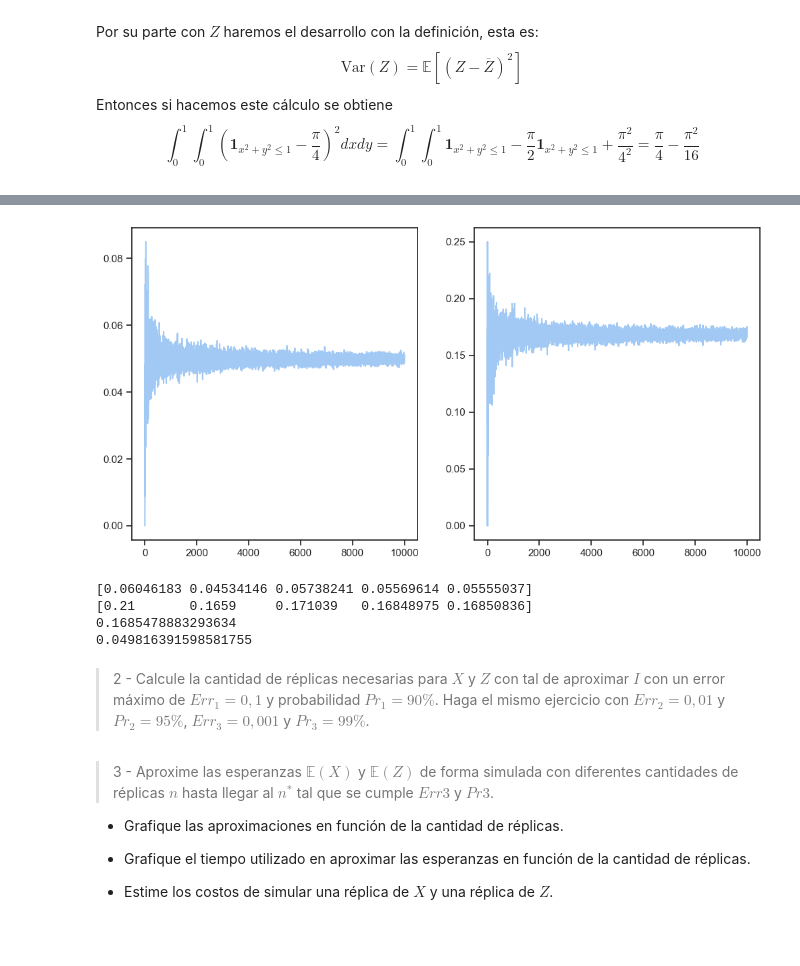
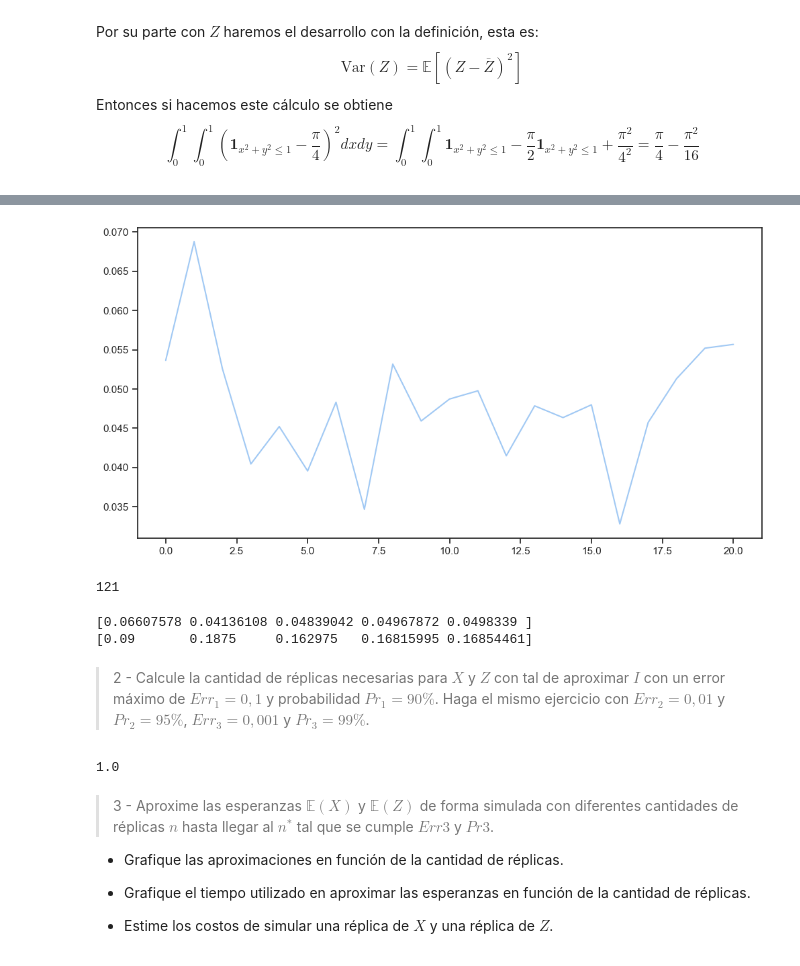
Before and after one commit to Miguel-Escobar/Sim-Estocastica, a Jupyter notebook: Lab 1/lab1.ipynb, the cells around one changed output, grey strips where cells are left out. Cells and saved outputs as stored; diff of their text form; code cells hidden in the pictures.

```diff
--- a/Lab 1/lab1.ipynb
+++ b/Lab 1/lab1.ipynb
@@ -231,21 +231,25 @@ print(simularZ(1_000_000))
 # %%
-N = 10000
-varsX = np.zeros(N)
-varsZ = np.zeros(N)
-for k in range(N):
-    varX = varianzaX(k)
-    varZ = varianzaZ(k)
-    varsX[k] = varX
-    varsZ[k] = varZ
+k_x=100
+old_varx = varianzaX(2)
+new_varx = varianzaX(3)
+varsX = []
+while np.abs((old_varx - new_varx)/old_varx) > 0.01:
+    k_x += 1
+    old_varx = new_varx
+    new_varx = varianzaX(k_x)
+    varsX.append(new_varx)
 
-fig, ax = plt.subplots(1,2,figsize=(12,6))
 
-sns.lineplot(data=varsX, ax=ax[0])
-sns.lineplot(data=varsZ, ax=ax[1])
+fig, ax = plt.subplots(1,1,figsize=(12,6))
+
+sns.lineplot(data=varsX, ax=ax)
+# sns.lineplot(data=varsZ, ax=ax[1])
 
 plt.show()
+print(k_x)
 # %% [output]
-[figure, old version]
+[figure, new version]
+121
 # %%
 def indicatrix(x, a, b):
     return (x <= b)*(x >= a)
@@ -259,7 +263,7 @@ for n in replicas:
     ux = uniforme(n, 'numpy')
     uy = uniforme(n, 'numpy')
 
-    x_samples = np.sqrt(1 - ux)
+    x_samples = np.sqrt(1 - ux**2)
     z_samples = indicatrix(ux**2 + uy**2, 0, 1)
     xvars.append(x_samples.var())
     zvars.append(z_samples.var())
@@ -270,12 +274,8 @@ zvars = np.array(zvars)
 
 print(xvars)
 print(zvars)
-print(np.pi/4 - np.pi**2 /16)
-print(2/3 - np.pi**2 /16)
 # %% [output]
-[0.06046183 0.04534146 0.05738241 0.05569614 0.05555037]
-[0.21       0.1659     0.171039   0.16848975 0.16850836]
-0.1685478883293634
-0.049816391598581755
+[0.06607578 0.04136108 0.04839042 0.04967872 0.0498339 ]
+[0.09       0.1875     0.162975   0.16815995 0.16854461]
 # %% [markdown]
 > 2 - Calcule la cantidad de réplicas necesarias para $X$ y $Z$ con tal de aproximar $I$ con un error máximo de $Err_1 = 0,1$ y probabilidad $Pr_1 = 90 \%$. Haga el mismo ejercicio con $Err_2 = 0,01$ y $Pr_2 = 95 \%$, $Err_3 = 0,001$ y $Pr_3 = 99 \%$.
@@ -284,3 +282,23 @@ print(2/3 - np.pi**2 /16)
+# %%
+from scipy.stats import norm
+
+def n_simulations(error, probability, std):
+    n = (std**2 * norm.ppf(probability/2)**2)/error**2
+    return np.floor(n)+1
+
+theoretical_variance_X = 2/3 - np.pi**2/16
+theoretical_variance_Z = np.pi/4 - np.pi**2/16
+
+stdx = np.sqrt(theoretical_variance_X)
+stdz = np.sqrt(theoretical_variance_Z)
+
+# Caso 1:
+prob = 0.9
+epsilon = 0.1
+nx = n_simulations(epsilon, prob, stdx)
+nx
+# %% [output]
+1.0
 # %% [markdown]
 > 3 - Aproxime las esperanzas $\mathbb{E}(X)$ y $\mathbb{E}(Z)$ de forma simulada con diferentes cantidades de réplicas $n$ hasta
 llegar al $n^*$ tal que se cumple $Err3$ y $Pr3$.
```
Also changed, not shown: parts of 3 cells of this notebook.
